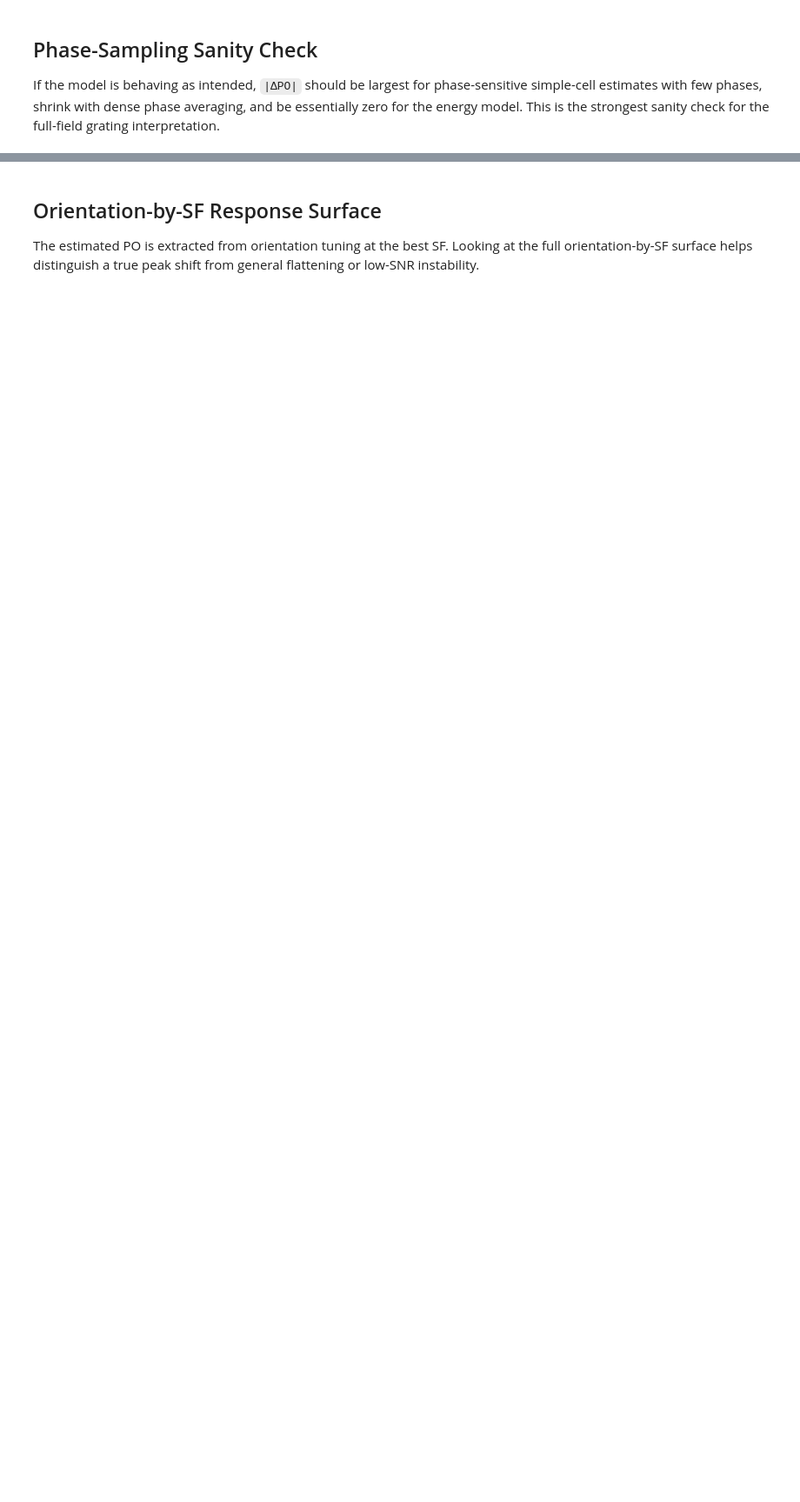
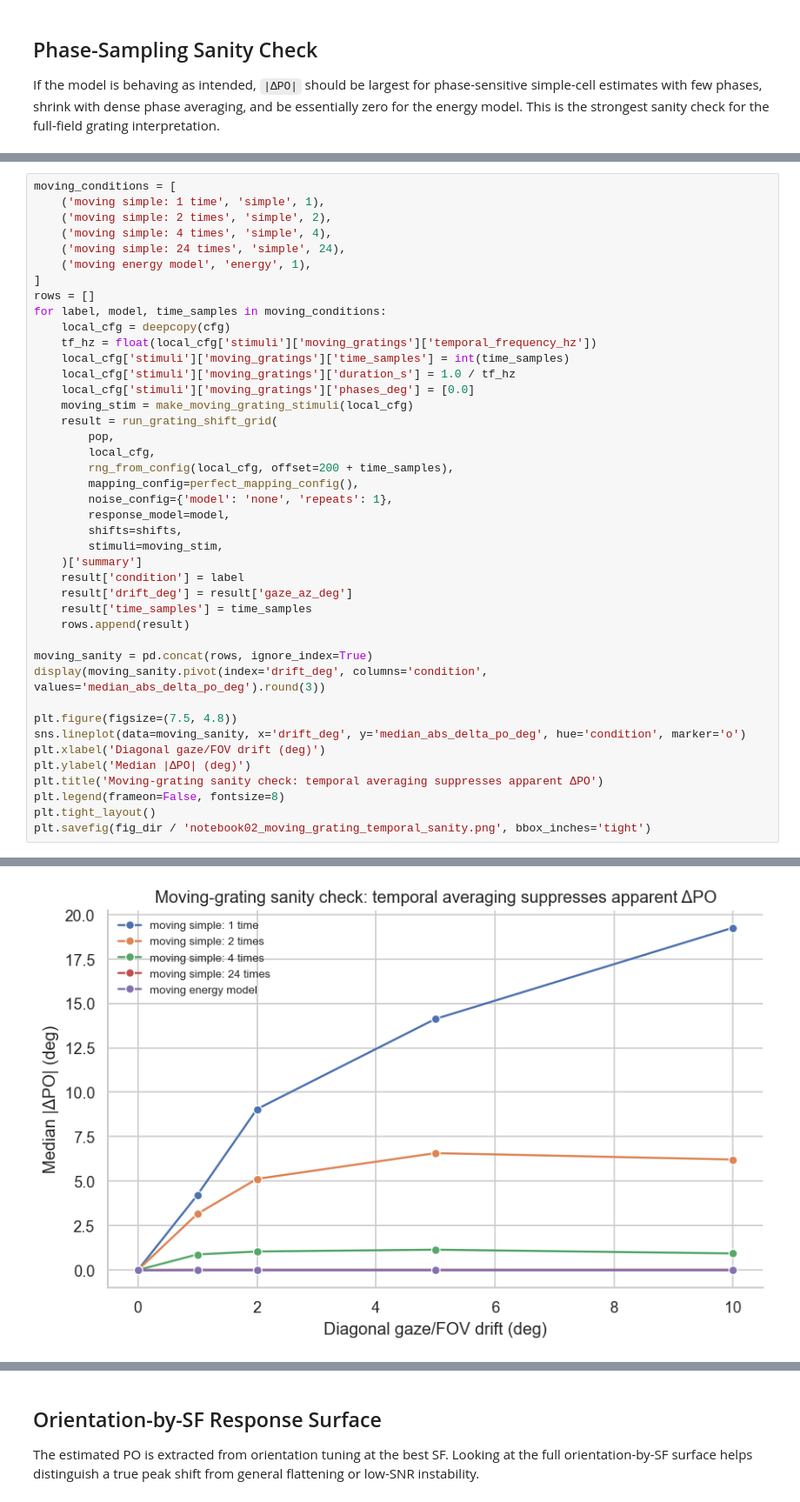
Before and after one commit to trose-neuro/model-gabordrift, a Jupyter notebook: notebooks/02_grating_tuning_and_po_estimation.ipynb, the cells around one changed output, grey strips where cells are left out. Shown at 87% size. Cells and saved outputs as stored; diff of their text form; blank space fills up the shorter version.

```diff
--- a/notebooks/02_grating_tuning_and_po_estimation.ipynb
+++ b/notebooks/02_grating_tuning_and_po_estimation.ipynb
@@ -131,0 +168,43 @@ plt.savefig(fig_dir / 'notebook02_phase_sampling_sanity.png', bbox_inches='tight
+# %%
+moving_conditions = [
+    ('moving simple: 1 time', 'simple', 1),
+    ('moving simple: 2 times', 'simple', 2),
+    ('moving simple: 4 times', 'simple', 4),
+    ('moving simple: 24 times', 'simple', 24),
+    ('moving energy model', 'energy', 1),
+]
+rows = []
+for label, model, time_samples in moving_conditions:
+    local_cfg = deepcopy(cfg)
+    tf_hz = float(local_cfg['stimuli']['moving_gratings']['temporal_frequency_hz'])
+    local_cfg['stimuli']['moving_gratings']['time_samples'] = int(time_samples)
+    local_cfg['stimuli']['moving_gratings']['duration_s'] = 1.0 / tf_hz
+    local_cfg['stimuli']['moving_gratings']['phases_deg'] = [0.0]
+    moving_stim = make_moving_grating_stimuli(local_cfg)
+    result = run_grating_shift_grid(
+        pop,
+        local_cfg,
+        rng_from_config(local_cfg, offset=200 + time_samples),
+        mapping_config=perfect_mapping_config(),
+        noise_config={'model': 'none', 'repeats': 1},
+        response_model=model,
+        shifts=shifts,
+        stimuli=moving_stim,
+    )['summary']
+    result['condition'] = label
+    result['drift_deg'] = result['gaze_az_deg']
+    result['time_samples'] = time_samples
+    rows.append(result)
+
+moving_sanity = pd.concat(rows, ignore_index=True)
+display(moving_sanity.pivot(index='drift_deg', columns='condition', values='median_abs_delta_po_deg').round(3))
+
+plt.figure(figsize=(7.5, 4.8))
+sns.lineplot(data=moving_sanity, x='drift_deg', y='median_abs_delta_po_deg', hue='condition', marker='o')
+plt.xlabel('Diagonal gaze/FOV drift (deg)')
+plt.ylabel('Median |ΔPO| (deg)')
+plt.title('Moving-grating sanity check: temporal averaging suppresses apparent ΔPO')
+plt.legend(frameon=False, fontsize=8)
+plt.tight_layout()
+plt.savefig(fig_dir / 'notebook02_moving_grating_temporal_sanity.png', bbox_inches='tight')
+# %% [output]
@@ -131,0 +218 @@ plt.savefig(fig_dir / 'notebook02_phase_sampling_sanity.png', bbox_inches='tight
+[figure, added]
```
Also changed, not shown: parts of 10 cells of this notebook, 21 other files.
